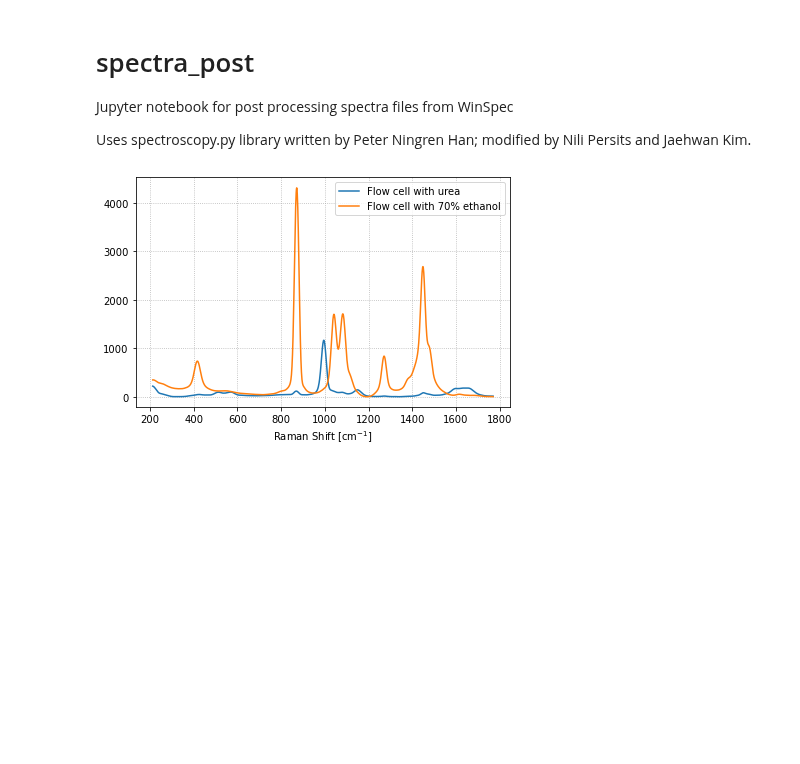
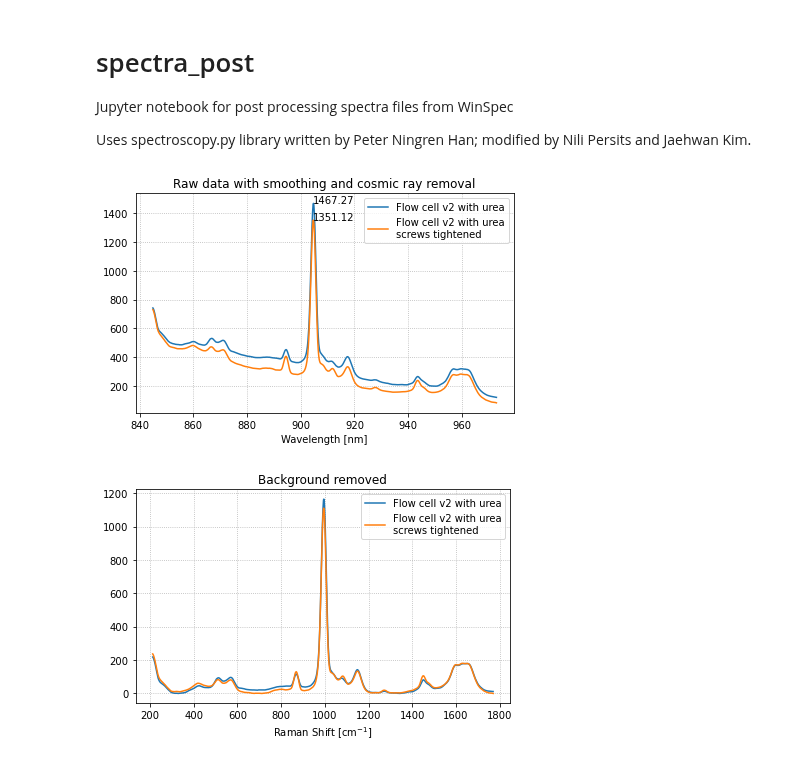
Before and after one commit to jhwnkim/fluid-auto-sampler, a Jupyter notebook: calculations/spectra_post.ipynb, the cells around one changed output. Drawn from its saved outputs; the diff is of its cells as text; code cells hidden in the pictures; blank space fills up the shorter version.

Commit message:
Added annotation and raw spectra graph

```diff
--- a/calculations/spectra_post.ipynb
+++ b/calculations/spectra_post.ipynb
@@ -8,33 +8,55 @@ modified by Nili Persits and Jaehwan Kim.
 # %%
 %reset -f
 
 import matplotlib.pyplot as plt
 from speclib.spectroscopy import *
 
 laser=830.0
 filename_dic = {
-    'Flow cell with urea':        './data/20210125 Flowcell v2 test/Flow_cell_urea_10x1s1',
-    'Flow cell with 70% ethanol': './data/20210125 Flowcell v2 test/Flow_cell_ethanol70percemt_10x1s3',
-#     'Flow cell with urea':        './data/20210126 Flowcell v2 test 2/urea_10x1s10',
+    'Flow cell v2 with urea':        './data/20210125 Flowcell v2 test/Flow_cell_urea_10x1s1',
+#     'Flow cell with 70% ethanol': './data/20210125 Flowcell v2 test/Flow_cell_ethanol70percemt_10x1s3',
+    'Flow cell v2 with urea\nscrews tightened':        './data/20210126 Flowcell v2 test 2/urea_10x1s10',
 #     'Flow cell with 70% ethanol': './data/20210126 Flowcell v2 test 2/ethanol70pc_10x1s5',
 }
 
 data_dic = {}
 for key, file_name in filename_dic.items():
-    X, wave = load_txt_new(file_name=file_name, if_plot=False)
-#     X, wave = load_txt_auto(file_name=file_name, if_plot=False)
+    try:
+        X, wave = load_txt_new(file_name=file_name, if_plot=False)
+    except:
+        X, wave = load_txt_auto(file_name=file_name, if_plot=False)
     X_sig, X_bkg = background_remove_full(X, order=3, basis_type='poly', method='Lieber')
     waveshift = wave_2_waveshift(wave, laser)
 
-    data_dic[key] = [waveshift, X_sig[0]]
+    data_dic[key] = [waveshift, X_sig[0], wave, X]
+
+
+plt.figure()
+for key, data in data_dic.items():
+    plt.plot(data[2], data[3], label=key)
+    peak = np.max(data[3])
+    peak_wave = data[2][np.argmax(data[3])]
+    SBR = peak / data[3][np.abs(data[2]-880.0)<0.1] # signal to background peak at 880nm
+#     print(SBR)
+#     plt.annotate('Peak count: {:g}\nSignal to 880nm background: {:g}'.format(peak, np.mean(SBR)), xy=(data[2][np.argmax(data[3])], peak))
+    plt.annotate('{:g}'.format(peak), xy=(peak_wave, peak))
+plt.legend()
+plt.xlabel('Wavelength [nm]')
+plt.grid(True, linestyle=':')
+plt.title('Raw data with smoothing and cosmic ray removal')
+plt.tight_layout()
+plt.show()
+
 
 plt.figure()
 for key, data in data_dic.items():
     plt.plot(data[0], data[1], label=key)
 plt.legend()
 plt.xlabel('Raman Shift [cm$^{-1}$]')
 plt.grid(True, linestyle=':')
+plt.title('Background removed')
 plt.tight_layout()
 plt.show()
 # %% [output]
-[figure, old version]
+[figure, new version]
+[figure, added]
```
